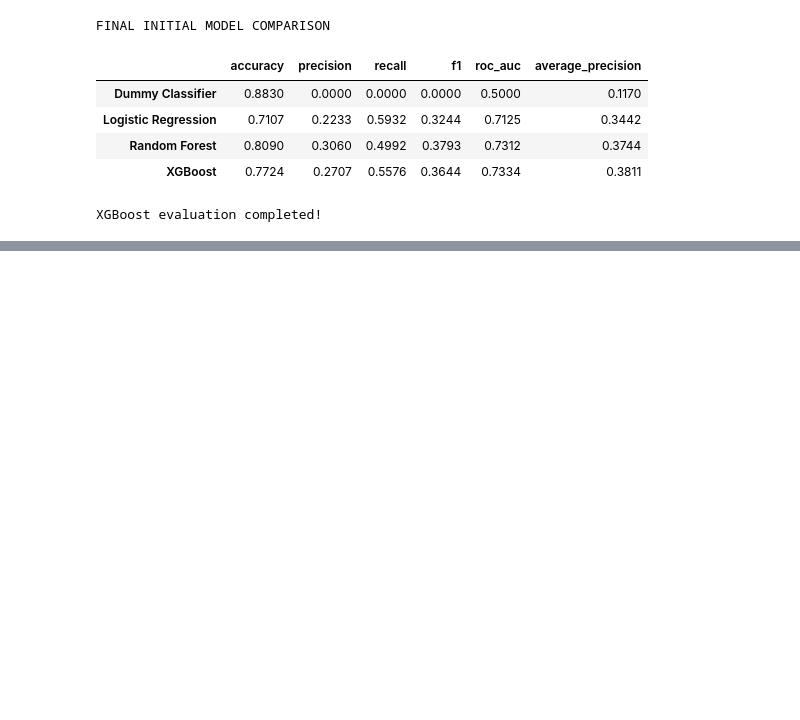
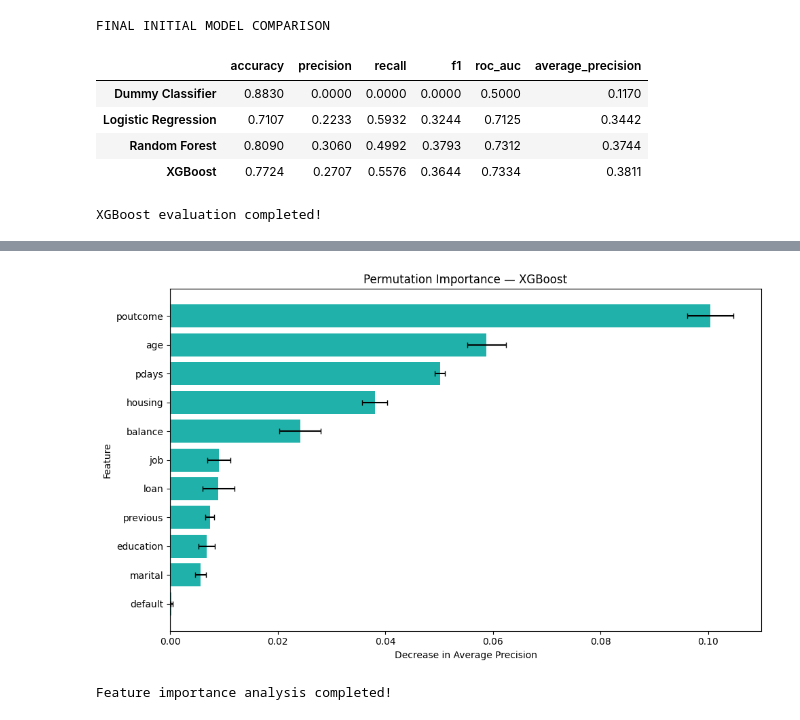
Before and after one commit to Merdgn/BankInsight-AI, a Jupyter notebook: notebooks/01_data_understanding.ipynb, the cells around one changed output, grey strips where cells are left out. Saved outputs shown, nothing was run; the diff lists cells and outputs as text; code cells hidden in the pictures; blank space fills up the shorter version.

```diff
--- a/notebooks/01_data_understanding.ipynb
+++ b/notebooks/01_data_understanding.ipynb
@@ -3783,0 +4420,77 @@ XGBoost evaluation completed!
+# %%
+
+# 7.3 Permutation Feature Importance
+
+from sklearn.inspection import permutation_importance
+from sklearn.model_selection import train_test_split
+import matplotlib.pyplot as plt
+import pandas as pd
+
+# Explanation subset from training data only
+X_explain, _, y_explain, _ = train_test_split(
+    X_train,
+    y_train,
+    train_size=0.25,
+    stratify=y_train,
+    random_state=42
+)
+
+# Baseline AP on explanation data
+from sklearn.metrics import average_precision_score
+
+explain_proba = final_model.predict_proba(
+    X_explain
+)[:, 1]
+
+explain_ap = average_precision_score(
+    y_explain, explain_proba
+)
+
+print("Explanation subset:", X_explain.shape)
+print("Reference AP:", round(explain_ap, 4))
+
+# Permutation importance
+perm_result = permutation_importance(
+    final_model,
+    X_explain,
+    y_explain,
+    scoring="average_precision",
+    n_repeats=5,
+    random_state=42,
+    n_jobs=1
+)
+
+importance_df = pd.DataFrame({
+    "feature": X_explain.columns,
+    "importance_mean": perm_result.importances_mean,
+    "importance_std": perm_result.importances_std
+}).sort_values(
+    "importance_mean",
+    ascending=False
+)
+
+print("\nPERMUTATION FEATURE IMPORTANCE")
+display(importance_df.round(4))
+
+# Visualization
+plot_df = importance_df.sort_values("importance_mean")
+
+plt.figure(figsize=(10, 6))
+
+plt.barh(
+    plot_df["feature"],
+    plot_df["importance_mean"],
+    xerr=plot_df["importance_std"],
+    color="#20B2AA",
+    capsize=3
+)
+
+plt.axvline(0, color="gray", linewidth=1)
+plt.xlabel("Decrease in Average Precision")
+plt.ylabel("Feature")
+plt.title("Permutation Importance — XGBoost")
+plt.tight_layout()
+plt.show()
+
+print("\nFeature importance analysis completed!")
+# %% [output]
@@ -3783,0 +4513,2 @@ XGBoost evaluation completed!
+[figure, added]
+Feature importance analysis completed!
```
Also changed, not shown: parts of 34 cells of this notebook.
